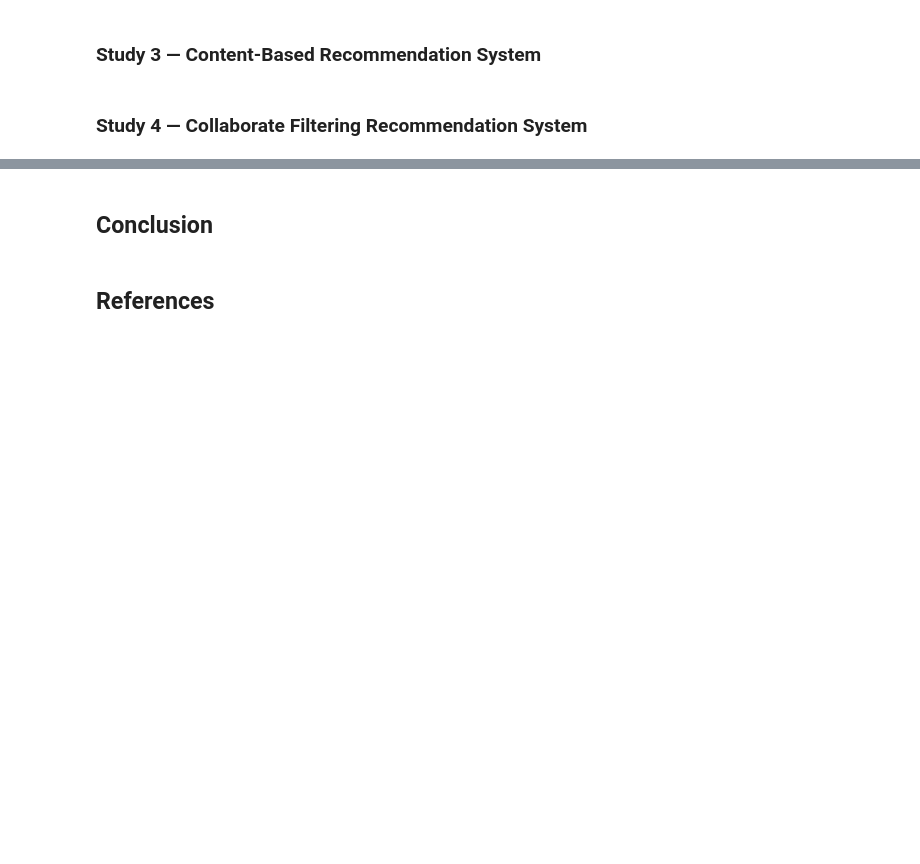
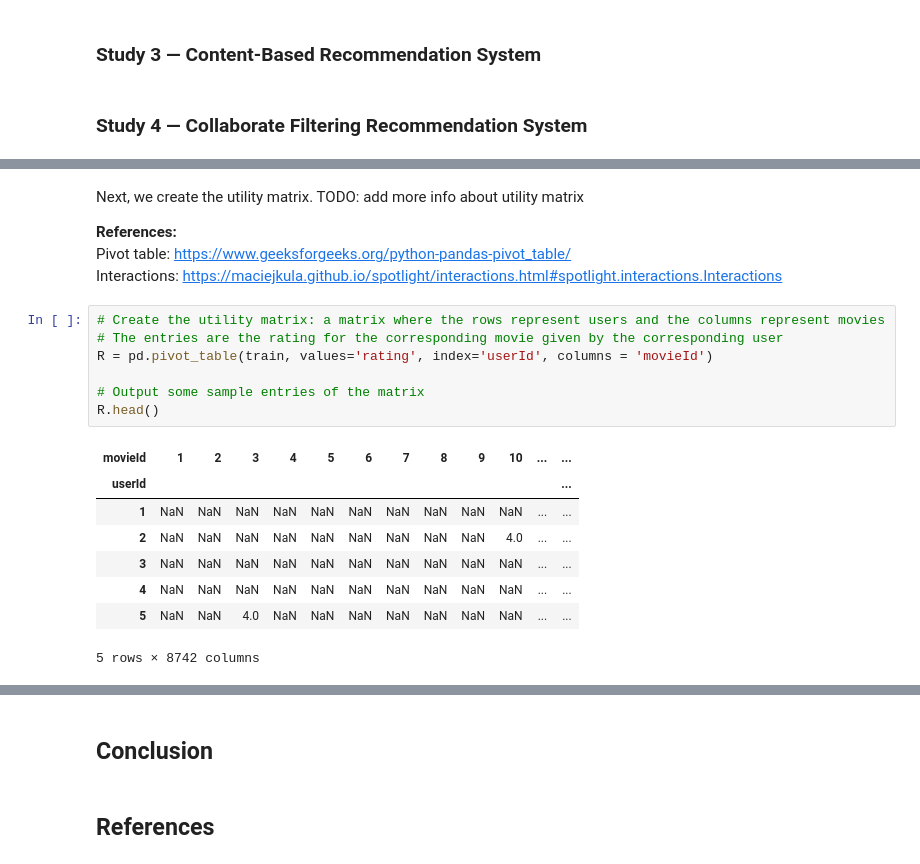
Before and after one commit to BrentMRPalmer/CSI4142-A4, a Jupyter notebook: UnsupervisedLearning.ipynb, the cells around one changed output, grey strips where cells are left out. Drawn from its saved outputs; the diff is of its cells as text; blank space fills up the shorter version.

```diff
--- a/UnsupervisedLearning.ipynb
+++ b/UnsupervisedLearning.ipynb
@@ -1286,0 +1309,22 @@ run_and_plot_minibatchkmeans(revenue_budget_metadata_df, [2, 5], ["budget", "$"]
+# %% [markdown]
+Next, we create the utility matrix. TODO: add more info about utility matrix
+
+**References:** <br>
+Pivot table: https://www.geeksforgeeks.org/python-pandas-pivot_table/ <br>
+Interactions: https://maciejkula.github.io/spotlight/interactions.html#spotlight.interactions.Interactions
+# %%
+# Create the utility matrix: a matrix where the rows represent users and the columns represent movies
+# The entries are the rating for the corresponding movie given by the corresponding user
+R = pd.pivot_table(train, values='rating', index='userId', columns = 'movieId')
+
+# Output some sample entries of the matrix
+R.head()
+# %% [output]
+| movieId | 1 | 2 | 3 | 4 | 5 | 6 | 7 | 8 | 9 | 10 | ... | ... |
+| userId |  |  |  |  |  |  |  |  |  |  |  | ... |
+| 1 | NaN | NaN | NaN | NaN | NaN | NaN | NaN | NaN | NaN | NaN | ... | ... |
+| 2 | NaN | NaN | NaN | NaN | NaN | NaN | NaN | NaN | NaN | 4.0 | ... | ... |
+| 3 | NaN | NaN | NaN | NaN | NaN | NaN | NaN | NaN | NaN | NaN | ... | ... |
+| 4 | NaN | NaN | NaN | NaN | NaN | NaN | NaN | NaN | NaN | NaN | ... | ... |
+| 5 | NaN | NaN | 4.0 | NaN | NaN | NaN | NaN | NaN | NaN | NaN | ... | ... |
+5 rows × 8742 columns
```
Also changed, not shown: parts of 27 cells of this notebook, 1 other file.
